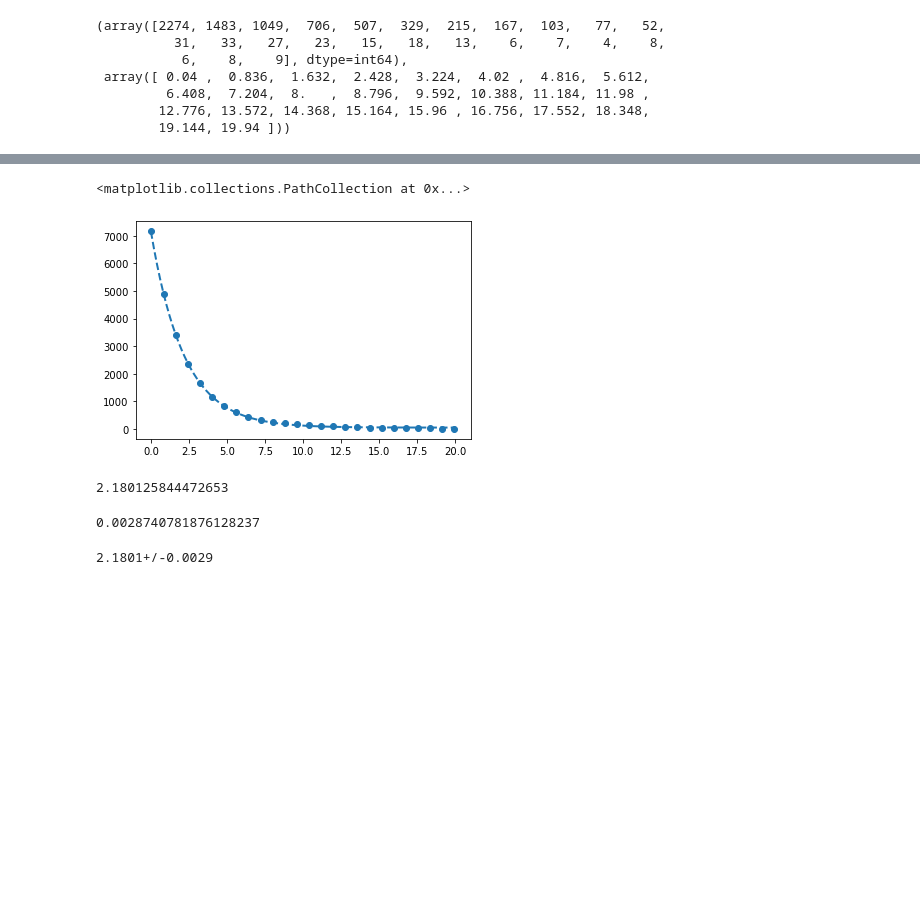
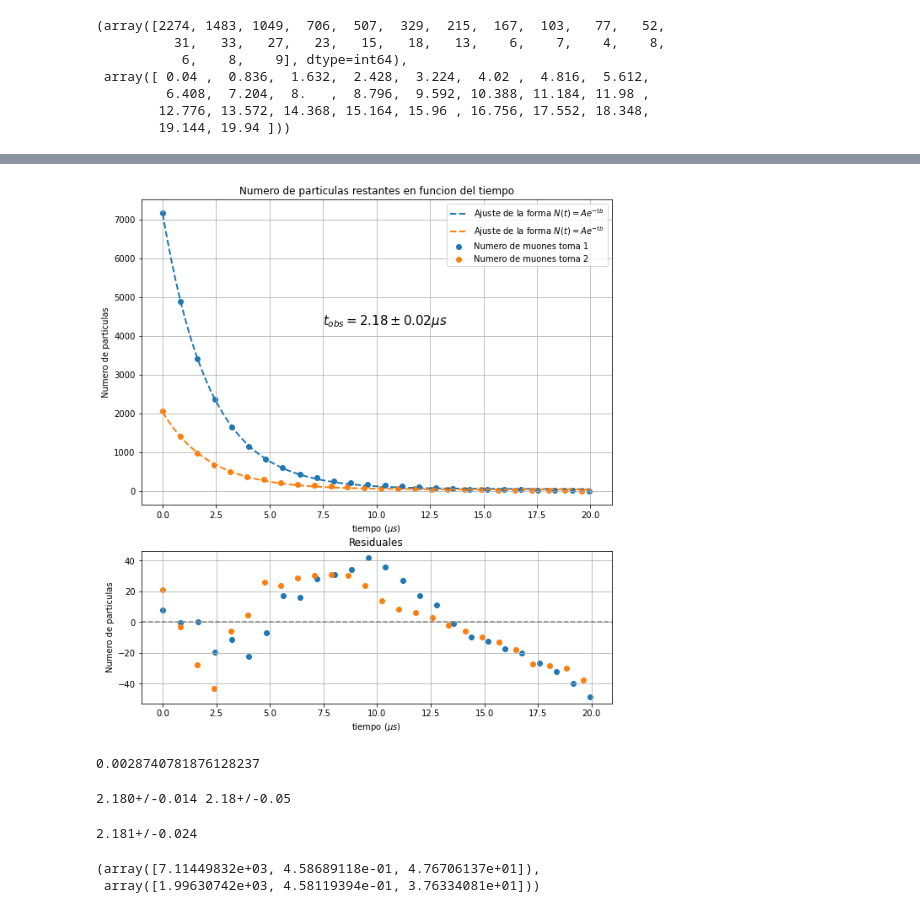
Before and after one commit to andresarias1105/Experimentos, a Jupyter notebook: Muones_fit.ipynb, the cells around one changed output, grey strips where cells are left out. Drawn from its saved outputs; the diff is of its cells as text; code cells hidden in the pictures; blank space fills up the shorter version.

```diff
--- a/Muones_fit.ipynb
+++ b/Muones_fit.ipynb
@@ -63,5 +84,6 @@ print(filter_i)
 # %%
 Decay_Filtered=Decay_times[0:filter_i-1] /1000
+Decay_Filtered2=Decay_times2[0:filter_i2-1] /1000
 
 print(Decay_Filtered)
 # %% [output]
@@ -69,4 +91,7 @@ print(Decay_Filtered)
 # %%
 N_muons=(len(Decay_Filtered))
 N_muons
+
+N_muons2=(len(Decay_Filtered2))
+N_muons2
 # %% [output]
@@ -74,5 +99,6 @@ N_muons
 # %%
 hist, bin_edges = np.histogram(Decay_Filtered,bins=25)
+hist2, bin_edges2 = np.histogram(Decay_Filtered2,bins=25)
 # %%
 hist,bin_edges
 # %% [output]
@@ -103,31 +146,75 @@ N_t=N_muons-np.cumsum(hist)
 N_t=np.append(N_muons,N_t)
 N_t
 bin_edges[0]=0
+
+
+N_t2=N_muons2-np.cumsum(hist2)
+N_t2=np.append(N_muons2,N_t2)
+N_t2
+bin_edges2[0]=0
 # %%
 def fit_exp(X,a,b,D):
-    return a*np.exp(-b*X) + D
+    return a*np.exp(-b*X)+D
 
 
-popt, pcov = curve_fit(fit_exp,bin_edges,N_t,maxfev=4000)
+fig2,(ax3,ax4)=plt.subplots(2,1,figsize=(10,11),gridspec_kw={'height_ratios': [2, 1]})
+
+popt, pcov = curve_fit(fit_exp,bin_edges,N_t,maxfev=1000)
 x=np.linspace(0,20,100)
-plt.plot(x, fit_exp(x,*popt), linewidth=2, label="Ajuste de la forma $N(t)=Ae^{t/b}$",ls="--")
-plt.scatter(bin_edges,N_t)
+ax3.plot(x, fit_exp(x,*popt), linewidth=2, label="Ajuste de la forma $N(t)=Ae^{-tb}$",ls="--")
+ax3.scatter(bin_edges,N_t,label="Numero de muones toma 1")
+
+popt2, pcov2 = curve_fit(fit_exp,bin_edges2,N_t2,maxfev=1000)
+x=np.linspace(0,20,100)
+ax3.plot(x, fit_exp(x,*popt2), linewidth=2, label="Ajuste de la forma $N(t)=Ae^{-tb}$",ls="--")
+ax3.scatter(bin_edges2,N_t2,label="Numero de muones toma 2")
+ax3.text(x=7.5, y=4300 ,s="$t_{obs}=2.18 \pm 0.02 \mu s$" ,size=15)
+
+Residuals1=N_t-fit_exp(bin_edges,*popt)
+ax4.scatter(bin_edges,Residuals1)
+
+Residuals2=N_t2-fit_exp(bin_edges2,*popt2)
+ax4.scatter(bin_edges2,Residuals2)
+
+ax4.axhline(y=0,ls="--",c="gray")
+
+ax3.set_title("Numero de particulas restantes en funcion del tiempo")
+ax4.set_title("Residuales")
+
+ax3.set_xlabel("tiempo ($\mu s$)")
+ax4.set_xlabel("tiempo ($\mu s$)")
+
+
+ax3.set_ylabel("Numero de particulas")
+ax4.set_ylabel("Numero de particulas")
+ax3.grid()
+ax4.grid()
+ax3.legend()
+
+
+plt.savefig("MuonDecay.pdf",format="pdf")
 # %% [output]
-<matplotlib.collections.PathCollection at 0x...>
-[figure, old version]
+[figure, new version]
 # %%
 popt
-tau=1/popt[1]
-
-tau
+b1=ufloat(popt[1],np.sqrt(pcov[1,1]))
+b2=ufloat(popt2[1],np.sqrt(pcov2[1,1]))
-# %% [output]
-2.180125844472653
 # %%
 np.sqrt(pcov[1,1])
 # %% [output]
 0.0028740781876128237
 # %%
-t_mean= ufloat(tau,np.sqrt(pcov[1,1]))
-print(t_mean)
+t_obs1=1/b1
+t_obs2=1/b2
+print(t_obs1,t_obs2)
 # %% [output]
-2.1801+/-0.0029
+2.180+/-0.014 2.18+/-0.05
+# %%
+print(np.mean([t_obs1,t_obs2]))
+# %% [output]
+2.181+/-0.024
+# %%
+popt,popt2
+# %% [output]
+(array([7.11449832e+03, 4.58689118e-01, 4.76706137e+01]),
+ array([1.99630742e+03, 4.58119394e-01, 3.76334081e+01]))
```
Also changed, not shown: parts of 10 cells of this notebook.
